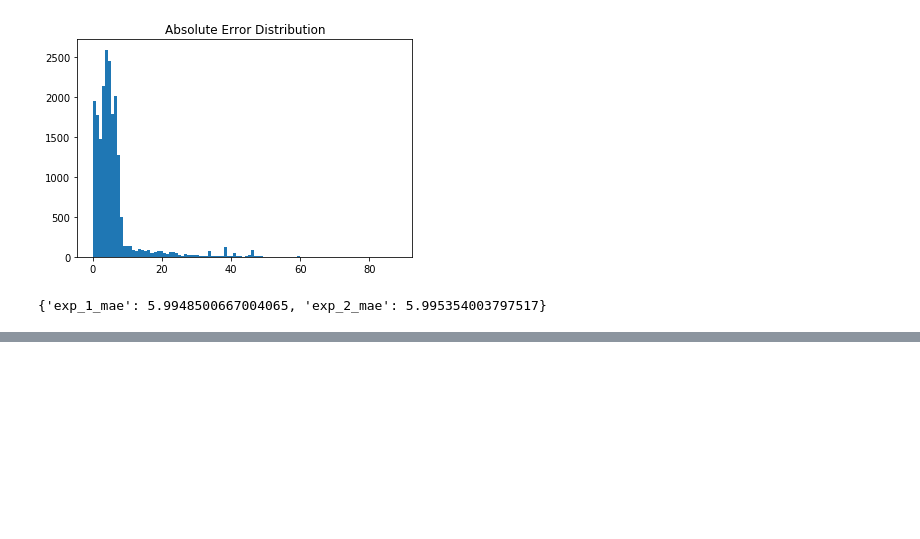
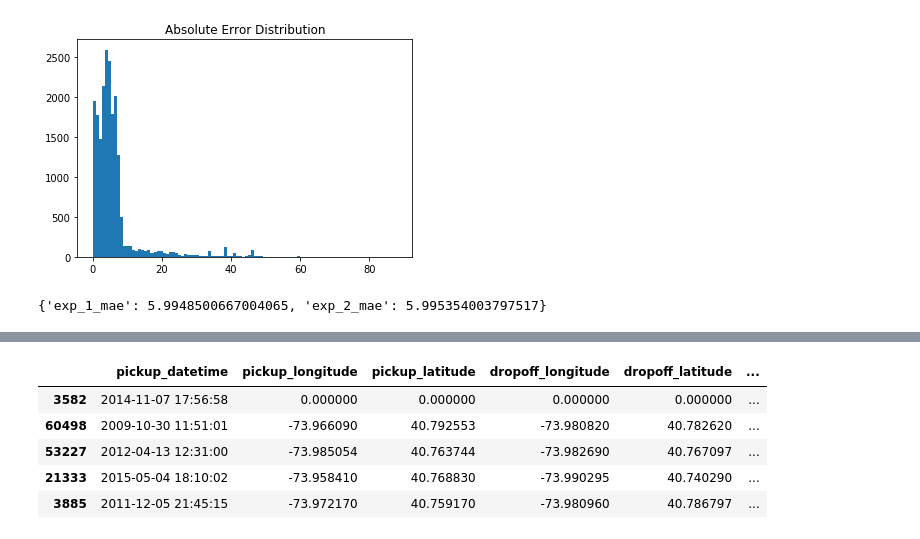
Before and after one commit to caiomiyashiro/geospatial_data_analysis, a Jupyter notebook: AMLD-2020/AMLD_2020.ipynb, the cells around one changed output, grey strips where cells are left out. Drawn from its saved outputs; the diff is of its cells as text; code cells hidden in the pictures; blank space fills up the shorter version.

```diff
--- a/AMLD-2020/AMLD_2020.ipynb
+++ b/AMLD-2020/AMLD_2020.ipynb
@@ -336,6 +326,6 @@ def pre_processing_pipeline_2(df, target_col=TARGET,
     df_res[target_col] = df_copy[target_col]
     return df_res
 
-df_train = pre_processing_pipeline_2(df_train)
-df_test = pre_processing_pipeline_2(df_test)
+df_train_2 = pre_processing_pipeline_2(df_train)
+df_test_2 = pre_processing_pipeline_2(df_test)
 # %%
@@ -393,0 +511,14 @@ lon
+# %%
+test_traffic = df_test.merge(routes_test,
+                             how='left',
+                             left_index=True,
+                             right_index=True)
+# %%
+test_traffic.head()
+# %% [output]
+|  | pickup_datetime | pickup_longitude | pickup_latitude | dropoff_longitude | dropoff_latitude | ... |
+| 3582 | 2014-11-07 17:56:58 | 0.000000 | 0.000000 | 0.000000 | 0.000000 | ... |
+| 60498 | 2009-10-30 11:51:01 | -73.966090 | 40.792553 | -73.980820 | 40.782620 | ... |
+| 53227 | 2012-04-13 12:31:00 | -73.985054 | 40.763744 | -73.982690 | 40.767097 | ... |
+| 21333 | 2015-05-04 18:10:02 | -73.958410 | 40.768830 | -73.990295 | 40.740290 | ... |
+| 3885 | 2011-12-05 21:45:15 | -73.972170 | 40.759170 | -73.980960 | 40.786797 | ... |
```
Also changed, not shown: parts of 25 cells of this notebook, 2 other files.
